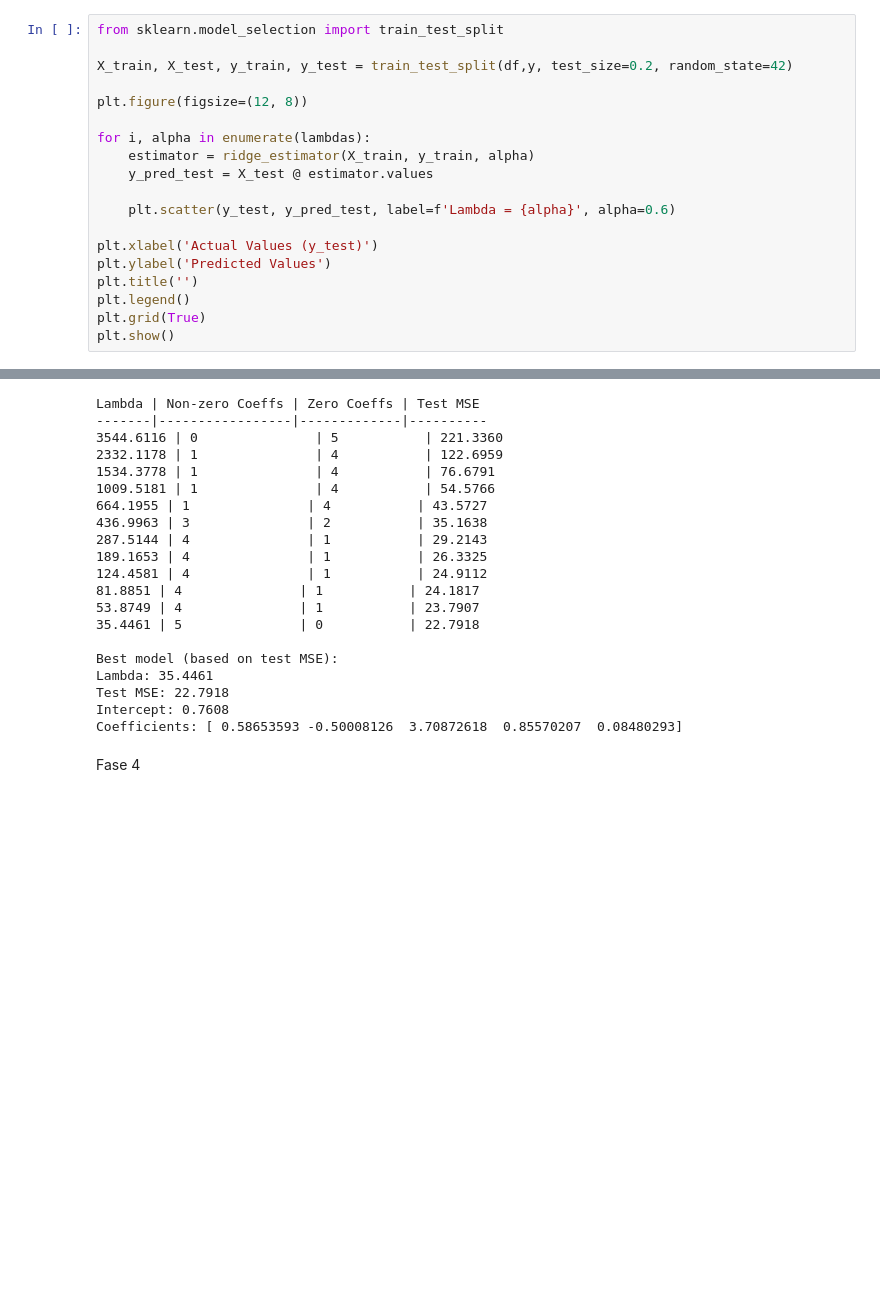
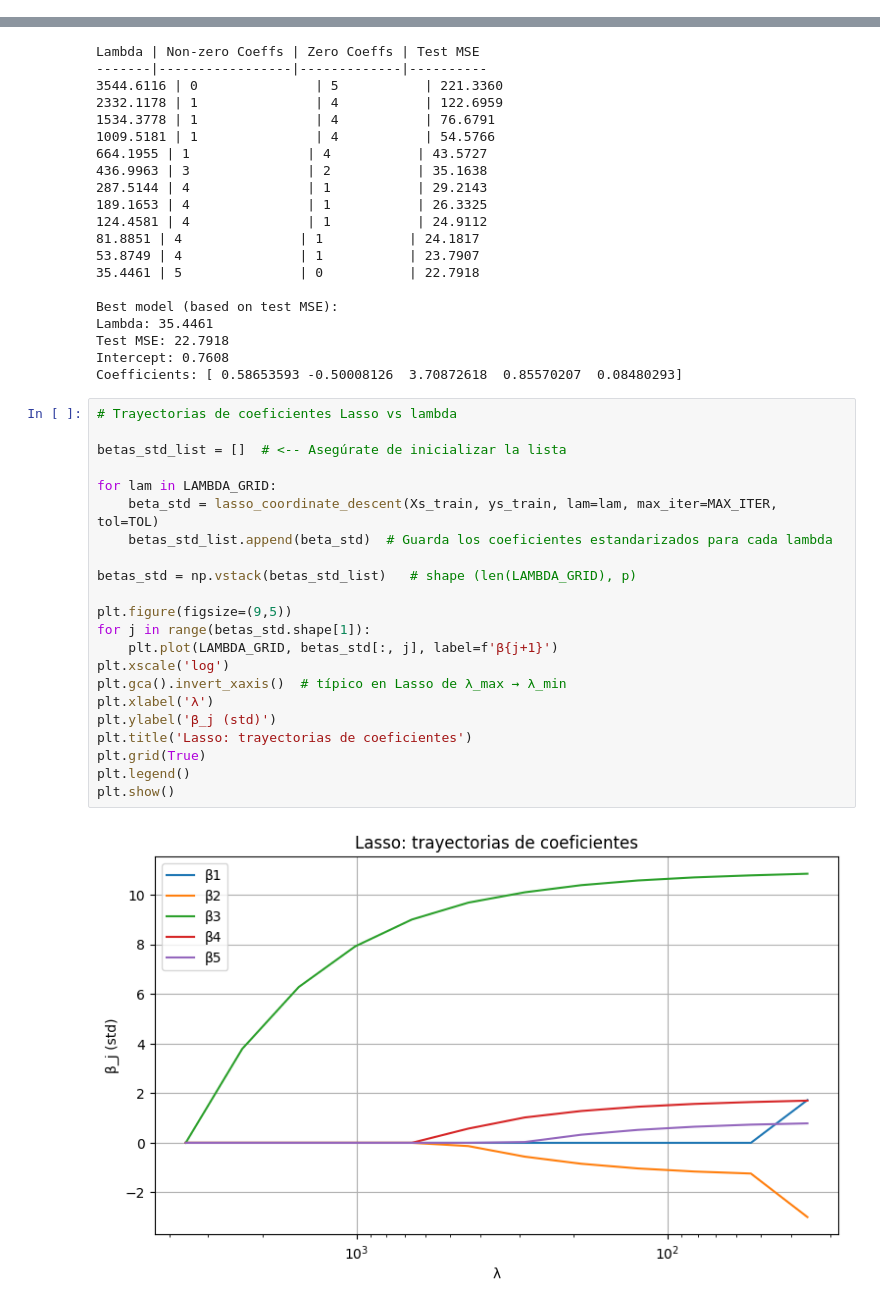
Before and after one commit to 1Enrique9/Ciencia-de-Datos, a Jupyter notebook: 7mo/Aprendizaje_automatico/Practicas/1/Practica1_ML.ipynb, the cells around one changed output, grey strips where cells are left out. Cells and saved outputs as stored; diff of their text form; blank space fills up the shorter version.

```diff
--- a/7mo/Aprendizaje_automatico/Practicas/1/Practica1_ML.ipynb
+++ b/7mo/Aprendizaje_automatico/Practicas/1/Practica1_ML.ipynb
@@ -142,19 +117,0 @@ plt.show()
-# %%
-from sklearn.model_selection import train_test_split
-
-X_train, X_test, y_train, y_test = train_test_split(df,y, test_size=0.2, random_state=42)
-
-plt.figure(figsize=(12, 8))
-
-for i, alpha in enumerate(lambdas):
-    estimator = ridge_estimator(X_train, y_train, alpha)
-    y_pred_test = X_test @ estimator.values
-
-    plt.scatter(y_test, y_pred_test, label=f'Lambda = {alpha}', alpha=0.6)
-
-plt.xlabel('Actual Values (y_test)')
-plt.ylabel('Predicted Values')
-plt.title('')
-plt.legend()
-plt.grid(True)
-plt.show()
@@ -311,5 +270,27 @@ Lambda: 35.4461
 Test MSE: 22.7918
 Intercept: 0.7608
 Coefficients: [ 0.58653593 -0.50008126  3.70872618  0.85570207  0.08480293]
-# %% [markdown]
-Fase 4
+# %%
+# Trayectorias de coeficientes Lasso vs lambda
+
+betas_std_list = []  # <-- Asegúrate de inicializar la lista
+
+for lam in LAMBDA_GRID:
+    beta_std = lasso_coordinate_descent(Xs_train, ys_train, lam=lam, max_iter=MAX_ITER, tol=TOL)
+    betas_std_list.append(beta_std)  # Guarda los coeficientes estandarizados para cada lambda
+
+betas_std = np.vstack(betas_std_list)   # shape (len(LAMBDA_GRID), p)
+
+plt.figure(figsize=(9,5))
+for j in range(betas_std.shape[1]):
+    plt.plot(LAMBDA_GRID, betas_std[:, j], label=f'β{j+1}')
+plt.xscale('log')
+plt.gca().invert_xaxis()  # típico en Lasso de λ_max → λ_min
+plt.xlabel('λ')
+plt.ylabel('β_j (std)')
+plt.title('Lasso: trayectorias de coeficientes')
+plt.grid(True)
+plt.legend()
+plt.show()
+# %% [output]
+[figure, added]
```
Also changed, not shown: parts of 22 cells of this notebook.
